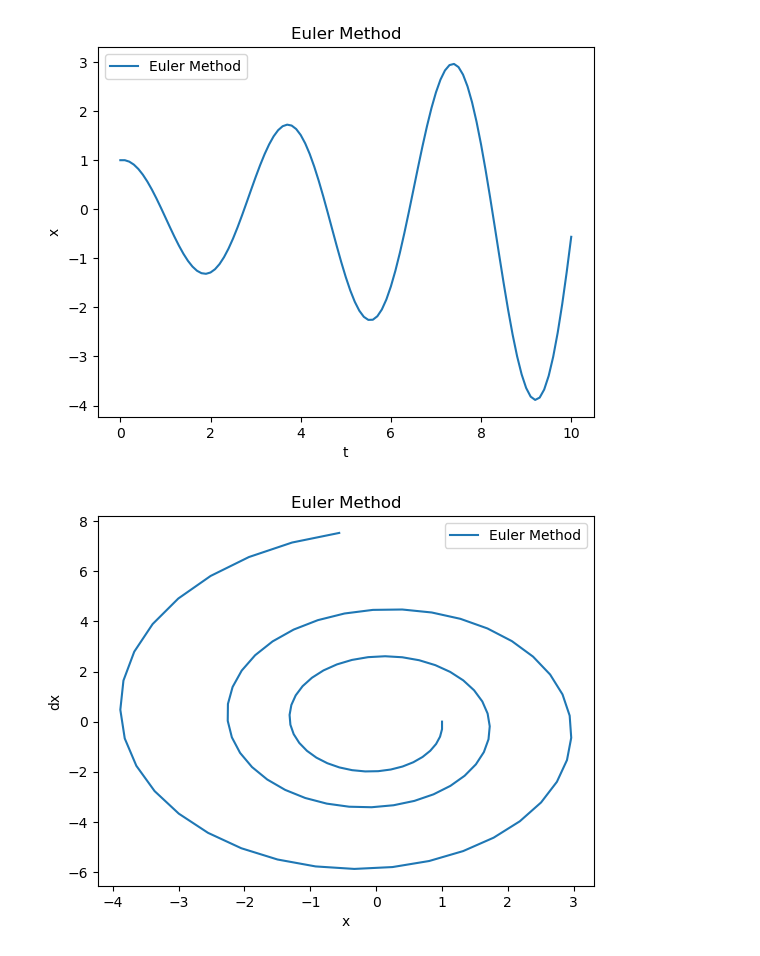
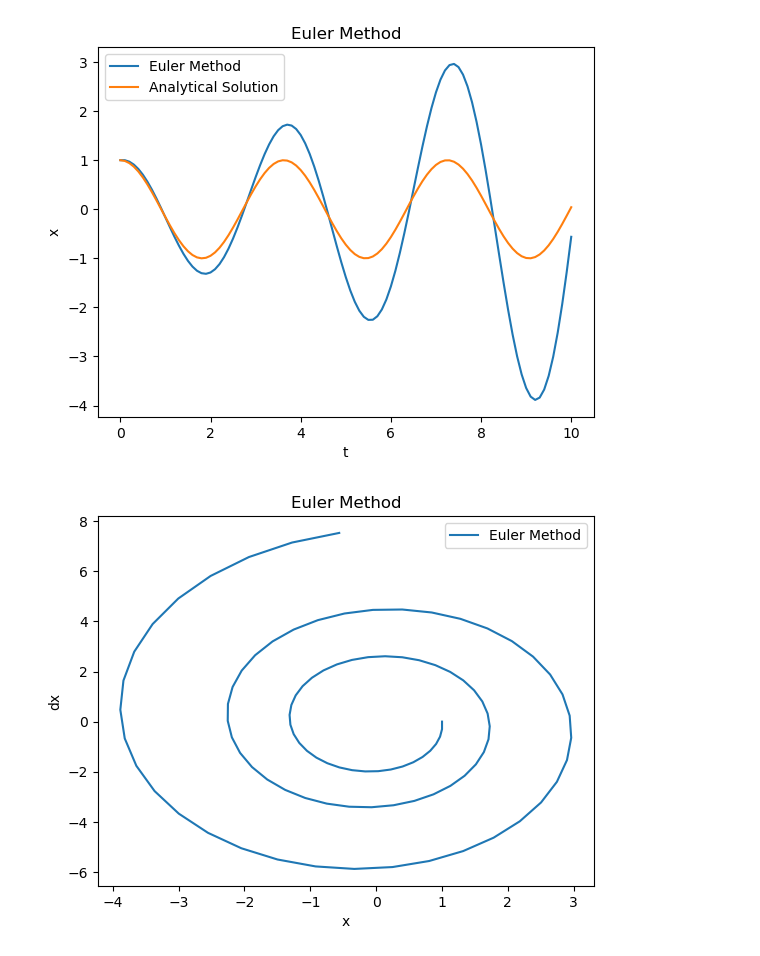
Before and after one commit to YoshihiroKatagi/TA_NumericalAnalysis, a Jupyter notebook: kadai7/result.ipynb, the cells around one changed output. Drawn from its saved outputs; the diff is of its cells as text; code cells hidden in the pictures.

```diff
--- a/kadai7/result.ipynb
+++ b/kadai7/result.ipynb
@@ -24,15 +24,15 @@ df
 101 rows × 4 columns
 # %%
 plt.plot(df["t"], df["x"], label="Euler Method")
-# plt.plot(df["t"], df["x_true"], label="Analytical Solution")
+plt.plot(df["t"], df["x_true"], label="Analytical Solution")
 plt.title("Euler Method")
 plt.xlabel("t")
 plt.ylabel("x")
 plt.legend()
 plt.savefig("Euler_t_x.png")
 plt.show()
 # %% [output]
-[figure, old version]
+[figure, new version]
 # %%
 plt.plot(df["x"], df["dx"], label="Euler Method")
 plt.title("Euler Method")
```
Also changed, not shown: parts of 3 cells of this notebook, 6 other files.
